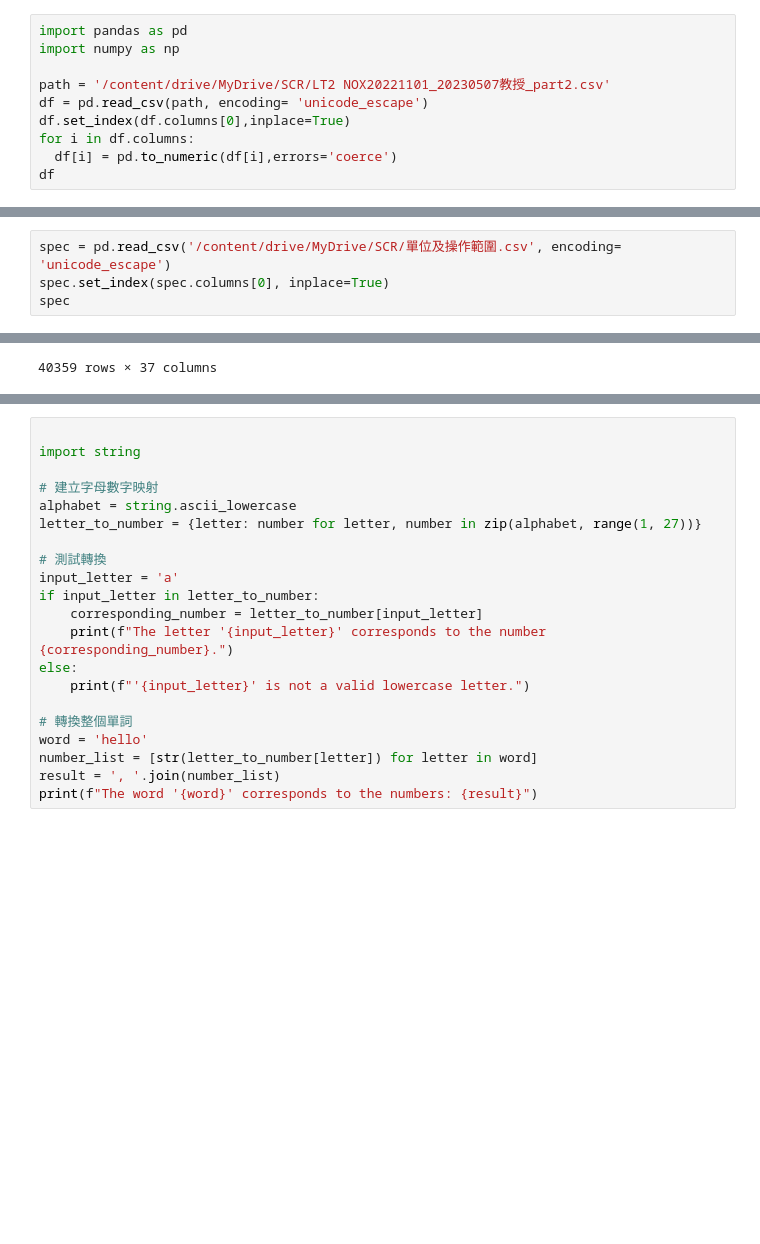
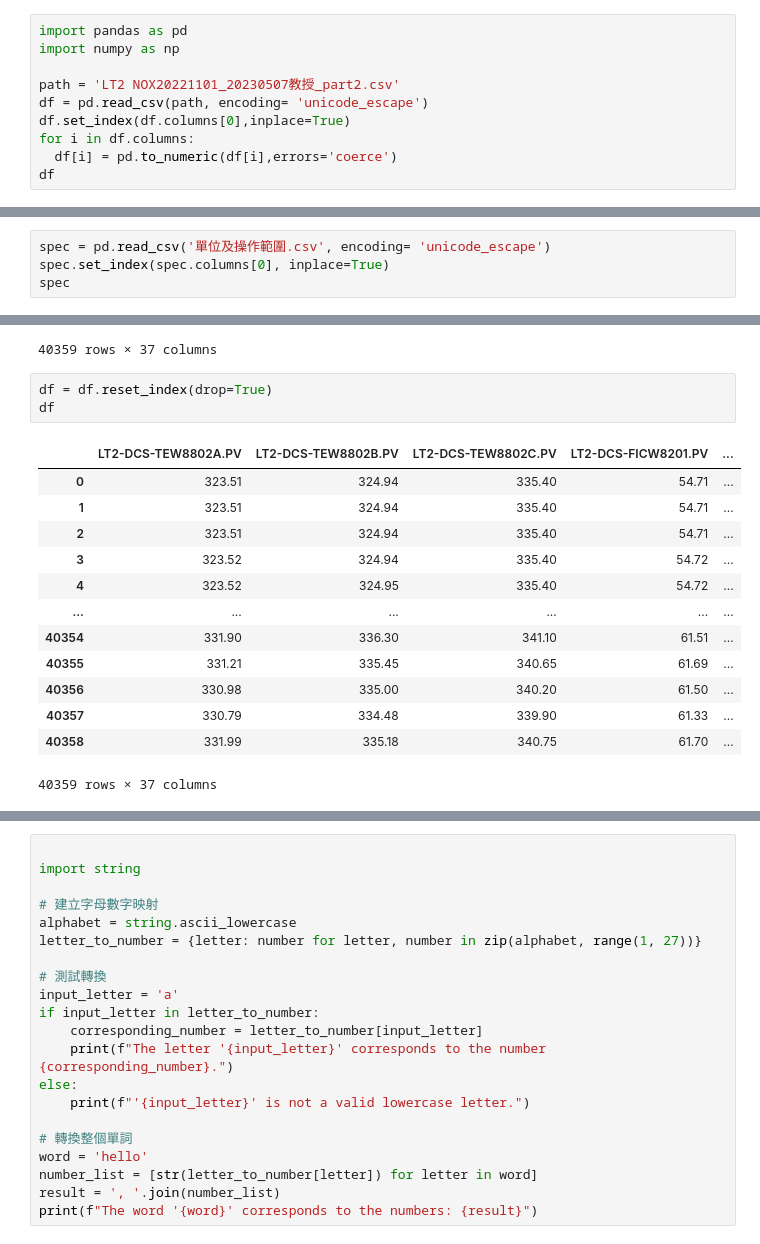
Before and after one commit to skywalker0803r/SCR, a Jupyter notebook: create_testdata.ipynb, the cells around one changed output, grey strips where cells are left out. Saved outputs shown, nothing was run; the diff lists cells and outputs as text; blank space fills up the shorter version.

```diff
--- a/create_testdata.ipynb
+++ b/create_testdata.ipynb
@@ -4,7 +4,7 @@
 import pandas as pd
 import numpy as np
 
-path = '/content/drive/MyDrive/SCR/LT2 NOX20221101_20230507教授_part2.csv'
+path = 'LT2 NOX20221101_20230507教授_part2.csv'
 df = pd.read_csv(path, encoding= 'unicode_escape')
 df.set_index(df.columns[0],inplace=True)
 for i in df.columns:
@@ -49,7 +49,7 @@ df
 # %% [markdown]
 # spec
 # %%
-spec = pd.read_csv('/content/drive/MyDrive/SCR/單位及操作範圍.csv', encoding= 'unicode_escape')
+spec = pd.read_csv('單位及操作範圍.csv', encoding= 'unicode_escape')
 spec.set_index(spec.columns[0], inplace=True)
 spec
 # %% [output]
@@ -94,3 +94,20 @@ df
 | 03-Apr-23 04:50:00 | 330.79 | 334.48 | 339.90 | 61.33 | ... |
 | 03-Apr-23 04:55:00 | 331.99 | 335.18 | 340.75 | 61.70 | ... |
 40359 rows × 37 columns
+# %%
+df = df.reset_index(drop=True)
+df
+# %% [output]
+|  | LT2-DCS-TEW8802A.PV | LT2-DCS-TEW8802B.PV | LT2-DCS-TEW8802C.PV | LT2-DCS-FICW8201.PV | ... |
+| 0 | 323.51 | 324.94 | 335.40 | 54.71 | ... |
+| 1 | 323.51 | 324.94 | 335.40 | 54.71 | ... |
+| 2 | 323.51 | 324.94 | 335.40 | 54.71 | ... |
+| 3 | 323.52 | 324.94 | 335.40 | 54.72 | ... |
+| 4 | 323.52 | 324.95 | 335.40 | 54.72 | ... |
+| ... | ... | ... | ... | ... | ... |
+| 40354 | 331.90 | 336.30 | 341.10 | 61.51 | ... |
+| 40355 | 331.21 | 335.45 | 340.65 | 61.69 | ... |
+| 40356 | 330.98 | 335.00 | 340.20 | 61.50 | ... |
+| 40357 | 330.79 | 334.48 | 339.90 | 61.33 | ... |
+| 40358 | 331.99 | 335.18 | 340.75 | 61.70 | ... |
+40359 rows × 37 columns
```
Also changed, not shown: parts of 3 cells of this notebook, 1 other file.
